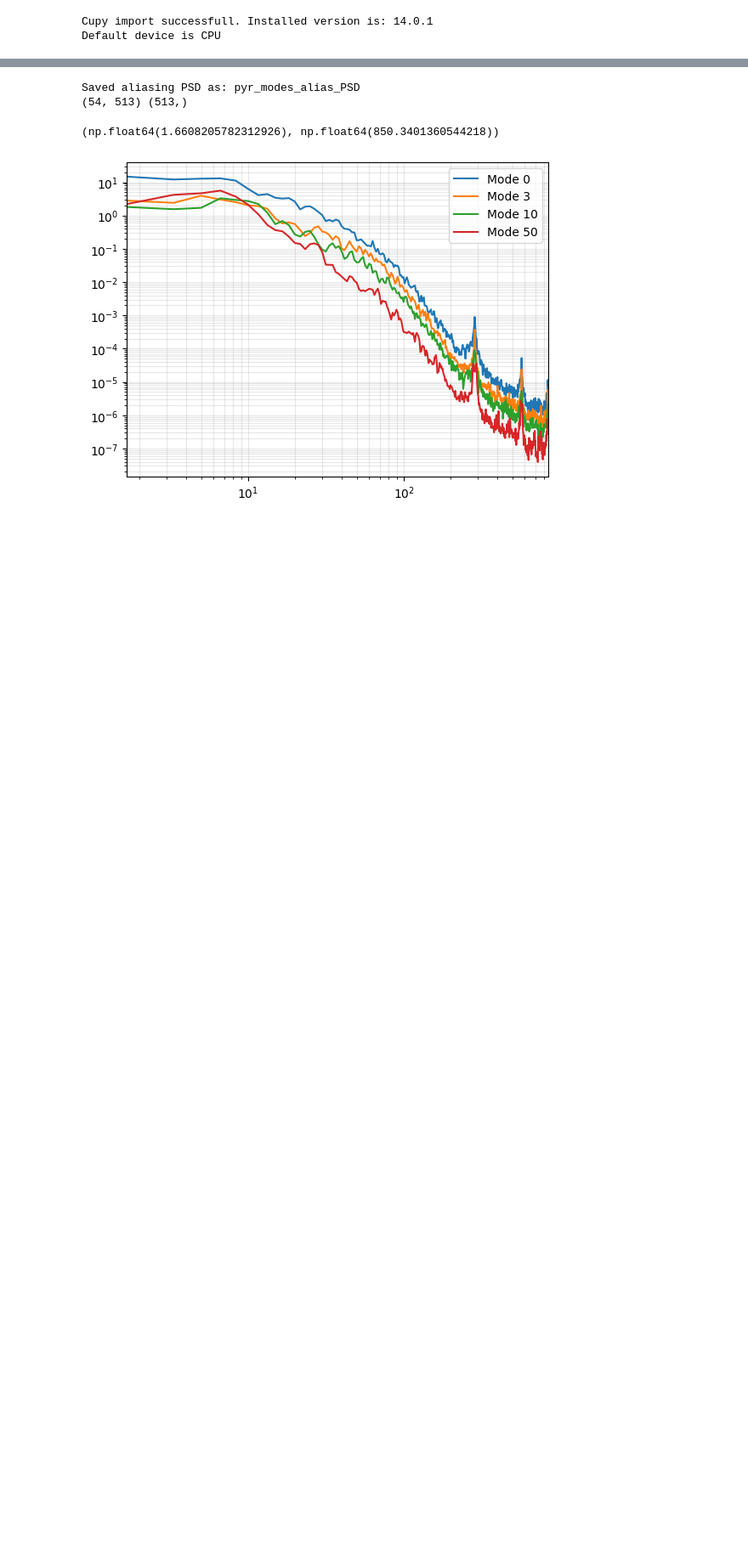
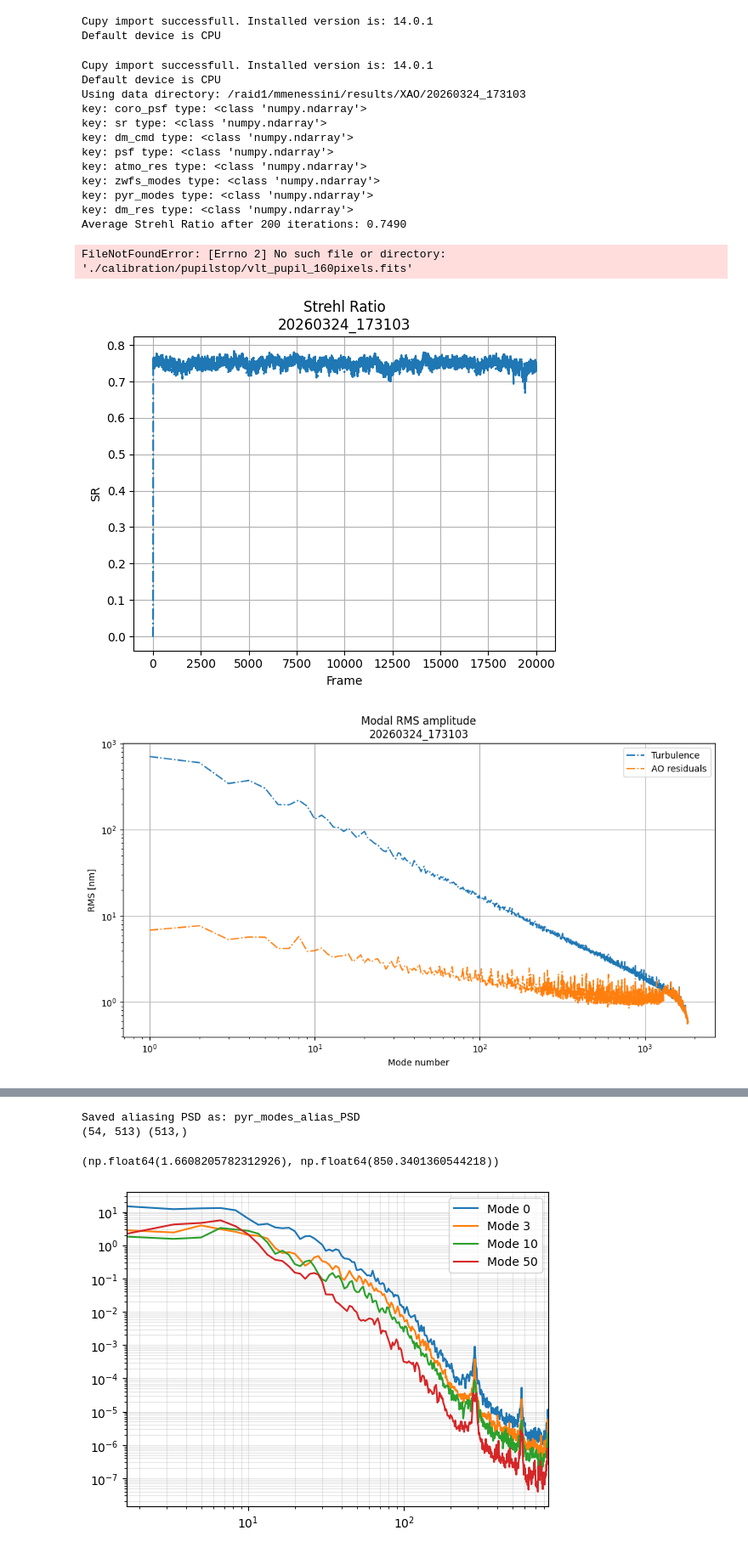
Before and after one commit to ArcetriAdaptiveOptics/SPECULA, a Jupyter notebook: config/ErrorBudget/debug_error_budget.ipynb, the cells around one changed output, grey strips where cells are left out. Shown at 85% size. Drawn from its saved outputs; the diff is of its cells as text; code cells hidden in the pictures; blank space fills up the shorter version.

```diff
--- a/config/ErrorBudget/debug_error_budget.ipynb
+++ b/config/ErrorBudget/debug_error_budget.ipynb
@@ -11,3 +11,23 @@ main_config = 'soul_main.yml'
 # %% [output]
 Cupy import successfull. Installed version is: 14.0.1
 Default device is CPU
+# %%
+from specula.mmlib.analyse_data import plot_output_data
+
+plot_output_data('/raid1/mmenessini/results/XAO')
+# %% [output]
+Cupy import successfull. Installed version is: 14.0.1
+Default device is CPU
+Using data directory: /raid1/mmenessini/results/XAO/20260324_173103
+key: coro_psf type: <class 'numpy.ndarray'>
+key: sr type: <class 'numpy.ndarray'>
+key: dm_cmd type: <class 'numpy.ndarray'>
+key: psf type: <class 'numpy.ndarray'>
+key: atmo_res type: <class 'numpy.ndarray'>
+key: zwfs_modes type: <class 'numpy.ndarray'>
+key: pyr_modes type: <class 'numpy.ndarray'>
+key: dm_res type: <class 'numpy.ndarray'>
+Average Strehl Ratio after 200 iterations: 0.7490
+FileNotFoundError: [Errno 2] No such file or directory: './calibration/pupilstop/vlt_pupil_160pixels.fits'
+[figure, added]
+[figure, added]
```
Also changed, not shown: parts of 3 cells of this notebook, 10 other files.
